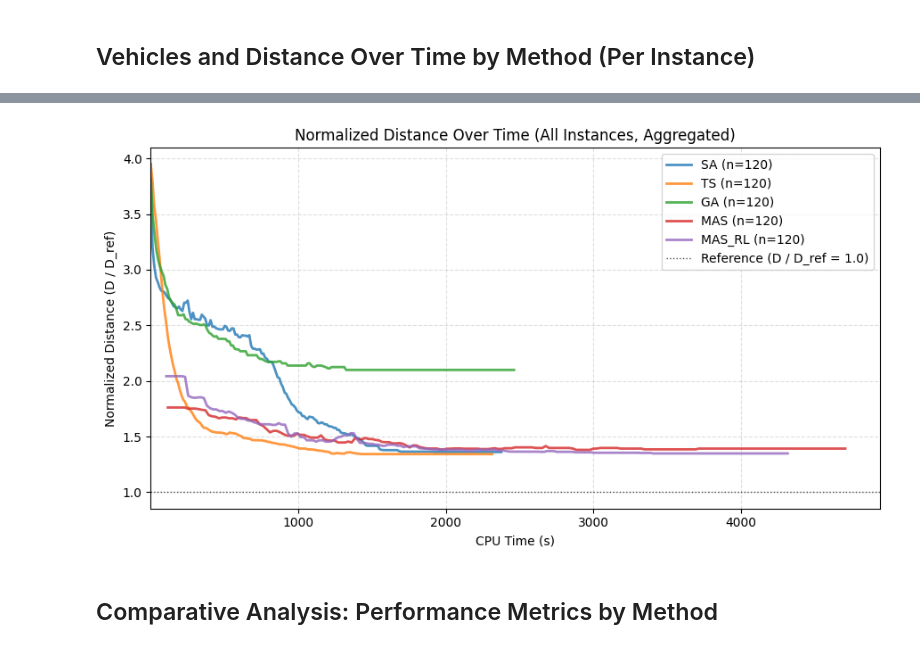
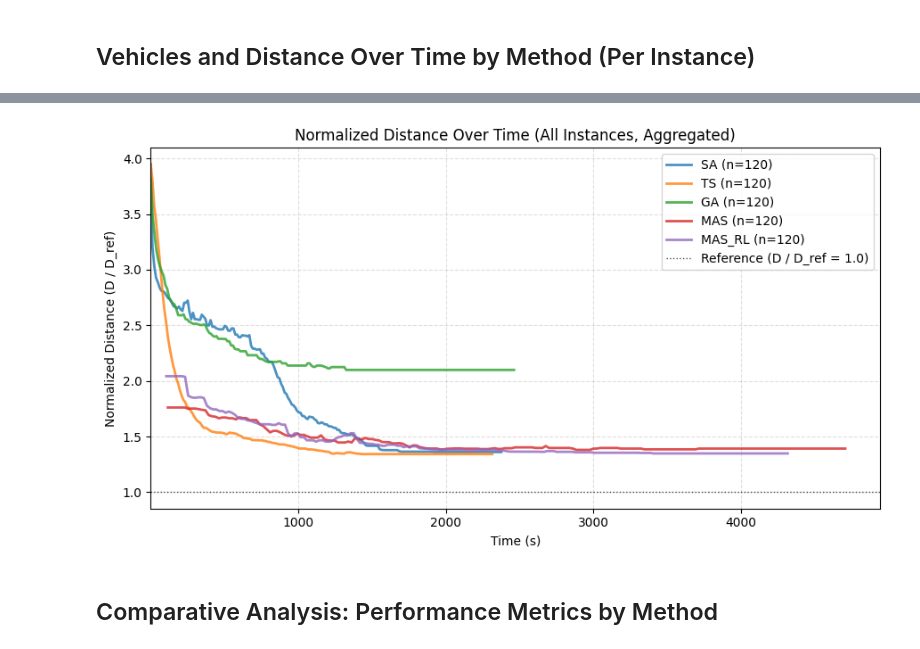
Before and after one commit to hugodba/TCC, a Jupyter notebook: src/main.ipynb, the cells around one changed output, grey strips where cells are left out. Cells and saved outputs as stored; diff of their text form; code cells hidden in the pictures.

```diff
--- a/src/main.ipynb
+++ b/src/main.ipynb
@@ -2405,7 +2368,7 @@ else:
                     # -----------------------------------------
 
                     ax_grid.plot(times, vehicles_norm, label=method_label, linewidth=2, markersize=4, alpha=0.7)
-                ax_grid.set_xlabel("CPU Time (s)")
+                ax_grid.set_xlabel("Time (s)")
                 # Atualizando o rótulo do eixo Y com formatação matemática LaTeX
                 ax_grid.set_ylabel("Vehicle Gap $(K / K_{ref} - 1)$")
                 ax_grid.set_title(f"Normalized Vehicles Over Time | {instance_name}")
@@ -2557,7 +2520,7 @@ else:
                 label="Reference (K / K_ref - 1 = 0.0)",
             )
             ax.set_title("Normalized Vehicles Over Time (All Instances, Aggregated)")
-            ax.set_xlabel("CPU Time (s)")
+            ax.set_xlabel("Time (s)")
             ax.set_ylabel("Normalized Vehicles (K / K_ref - 1)")
             if np.isfinite(min_plot_time):
                 ax.set_xlim(left=max(0.0, float(min_plot_time)))
@@ -2694,35 +2657,35 @@ else:
             # Atualizando o tempo mínimo global para o plot
             if np.isfinite(min_time):
                 min_plot_time = min(min_plot_time, min_time) if np.isfinite(min_plot_time) else min_time
 
         if plotted:
             ax.axhline(
                 1.0,
                 color="black",
                 linestyle=":",
                 linewidth=1,
                 alpha=0.7,
                 label="Reference (D / D_ref = 1.0)",
             )
             ax.set_title("Normalized Distance Over Time (All Instances, Aggregated)")
-            ax.set_xlabel("CPU Time (s)")
+            ax.set_xlabel("Time (s)")
             ax.set_ylabel("Normalized Distance (D / D_ref)")
 
             # Ajustando o limite inferior do eixo X
             if np.isfinite(min_plot_time):
                 ax.set_xlim(left=max(0.0, float(min_plot_time)))
             else:
                 ax.set_xlim(left=0)
 
             ax.grid(True, linestyle="--", alpha=0.4)
             ax.legend()
             fig.tight_layout()
             plt.show()
         else:
             logger.info("Normalized distance plot skipped: no valid traces available")
             plt.close(fig)
 # %% [output]
-[figure, old version]
+[figure, new version]
 # %% [markdown]
 ## Comparative Analysis: Performance Metrics by Method
 # %%
```
Also changed, not shown: parts of 12 cells of this notebook, 24 other files.
